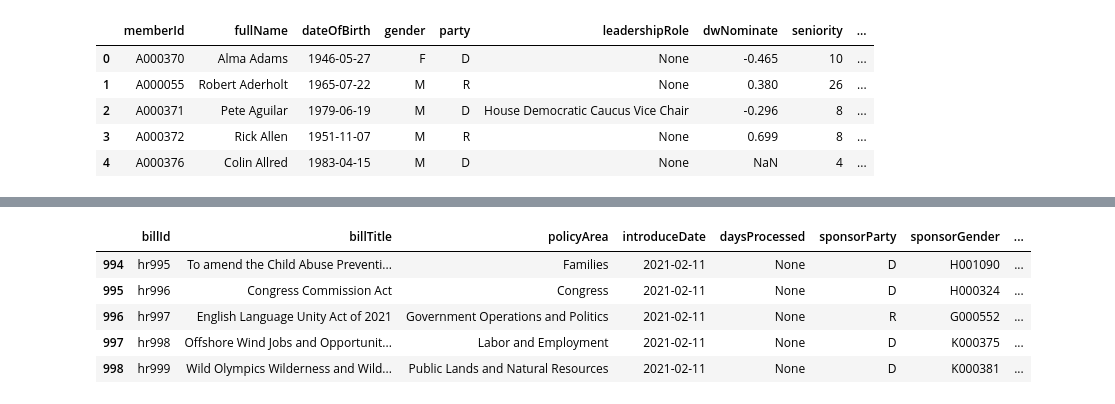
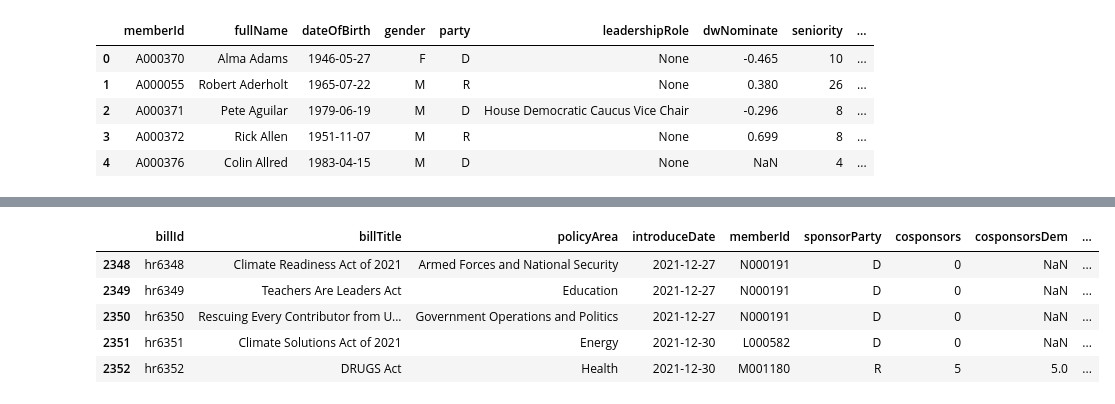
Before and after one commit to brianmulyadi/Designing-Data-Products, a Jupyter notebook: dataset.ipynb, the cells around one changed output, grey strips where cells are left out. Drawn from its saved outputs; the diff is of its cells as text; code cells hidden in the pictures.

```diff
--- a/dataset.ipynb
+++ b/dataset.ipynb
@@ -83,0 +102,4 @@ files.download('members.csv')
+# %%
+# change leadershipRole to boolean
+memberDf['leadershipRole'] = np.where(memberDf['leadershipRole'].isnull(), 0, 1)
+memberDf.head()
@@ -84,10 +113,10 @@ files.download('members.csv')
 # %%
-# generate list and enter into dataframe
+# generate list and enter into dataframe (6353 1st session)
 billId = []
 billTitle= []
 policyArea = []
 introduceDate = []
-daysProcessed = []
+memberId = []
 sponsorParty = []
 sponsorGender = []
 sponsorBill = []
@@ -95,9 +124,9 @@ sponsorAgainst = []
 cosponsors = []
 cosponsorsDem = []
 cosponsorsRep = []
+billStatus = []
 
-
-for x in range(1, 1000):
+for x in range(4000, 6353):
   url = 'https://api.propublica.org/congress/v1/117/bills/hr' + str(x) + '.json'
   response = requests.get(url, headers=headers)
   json = response.json()
@@ -105,19 +134,17 @@ for x in range(1, 1000):
   billTitle.append(json['results'][0]['short_title'])
   policyArea.append(json['results'][0]['primary_subject'])
   introduceDate.append(json['results'][0]['introduced_date'])
-  daysProcessed.append(json['results'][0]['house_passage'])
+  memberId.append(json['results'][0]['sponsor_id'])
   sponsorParty.append(json['results'][0]['sponsor_party'])
-  sponsorGender.append(json['results'][0]['sponsor_id'])
-  sponsorBill.append(json['results'][0]['sponsor_id'])
-  sponsorAgainst.append(json['results'][0]['sponsor_id'])
   cosponsors.append(json['results'][0]['cosponsors'])
   cosponsorsDem.append(json['results'][0]['cosponsors_by_party'].get('D'))
   cosponsorsRep.append(json['results'][0]['cosponsors_by_party'].get('R'))
+  billStatus.append(json['results'][0]['house_passage'])
 
 
-main_list = list(zip(billId, billTitle, policyArea, introduceDate, daysProcessed, sponsorParty, sponsorGender, sponsorBill, sponsorAgainst, cosponsors, cosponsorsDem, cosponsorsRep))
+main_list = list(zip(billId, billTitle, policyArea, introduceDate, memberId, sponsorParty, cosponsors, cosponsorsDem, cosponsorsRep, billStatus))
 
-df = pd.DataFrame(main_list, columns=['billId', 'billTitle', 'policyArea', 'introduceDate', 'daysProcessed', 'sponsorParty', 'sponsorGender', 'sponsorBill', 'sponsorAgainst', 'cosponsors', 'cosponsorsDem', 'cosponsorsRep'])
+df = pd.DataFrame(main_list, columns=['billId', 'billTitle', 'policyArea', 'introduceDate', 'memberId', 'sponsorParty', 'cosponsors', 'cosponsorsDem', 'cosponsorsRep', 'billStatus'])
 # %%
 df.info()
 # %% [output]
@@ -142,0 +168,5 @@ memory usage: 93.8+ KB
+# %%
+# change billStatus to boolean
+
+df['billStatus'] = np.where(df['billStatus'].isnull(), 0, 1)
+df.head()
@@ -143,10 +180,14 @@ memory usage: 93.8+ KB
+# %%
+# merge members dataframe to bills
+
+mergeDf = pd.merge(df, memberDf, on='memberId', how='left')
 # %%
-df.tail()
+mergeDf.tail()
 # %% [output]
-|  | billId | billTitle | policyArea | introduceDate | daysProcessed | sponsorParty | sponsorGender | ... |
-| 994 | hr995 | To amend the Child Abuse Preventi... | Families | 2021-02-11 | None | D | H001090 | ... |
-| 995 | hr996 | Congress Commission Act | Congress | 2021-02-11 | None | D | H000324 | ... |
-| 996 | hr997 | English Language Unity Act of 2021 | Government Operations and Politics | 2021-02-11 | None | R | G000552 | ... |
-| 997 | hr998 | Offshore Wind Jobs and Opportunit... | Labor and Employment | 2021-02-11 | None | D | K000375 | ... |
-| 998 | hr999 | Wild Olympics Wilderness and Wild... | Public Lands and Natural Resources | 2021-02-11 | None | D | K000381 | ... |
+|  | billId | billTitle | policyArea | introduceDate | memberId | sponsorParty | cosponsors | cosponsorsDem | ... |
+| 2348 | hr6348 | Climate Readiness Act of 2021 | Armed Forces and National Security | 2021-12-27 | N000191 | D | 0 | NaN | ... |
+| 2349 | hr6349 | Teachers Are Leaders Act | Education | 2021-12-27 | N000191 | D | 0 | NaN | ... |
+| 2350 | hr6350 | Rescuing Every Contributor from U... | Government Operations and Politics | 2021-12-27 | N000191 | D | 0 | NaN | ... |
+| 2351 | hr6351 | Climate Solutions Act of 2021 | Energy | 2021-12-30 | L000582 | D | 0 | NaN | ... |
+| 2352 | hr6352 | DRUGS Act | Health | 2021-12-30 | M001180 | R | 5 | 5.0 | ... |
 # %%
```
Also changed, not shown: parts of 10 cells of this notebook.
